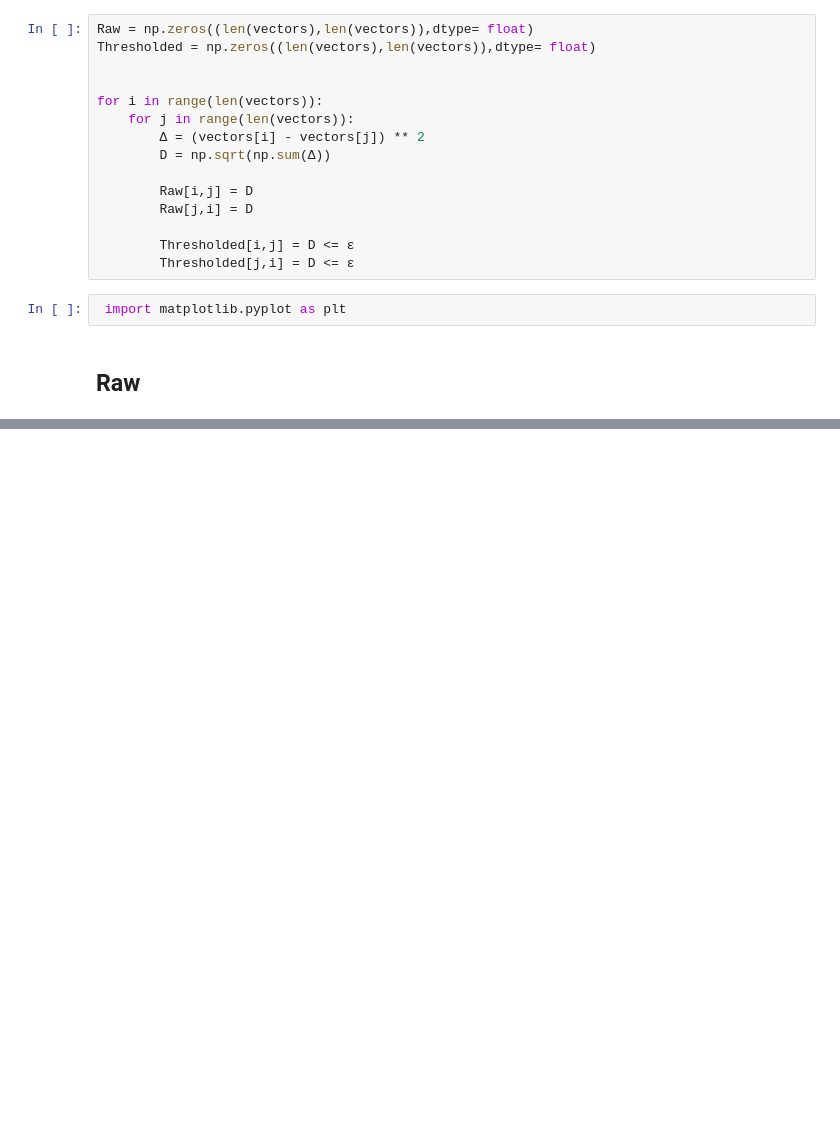
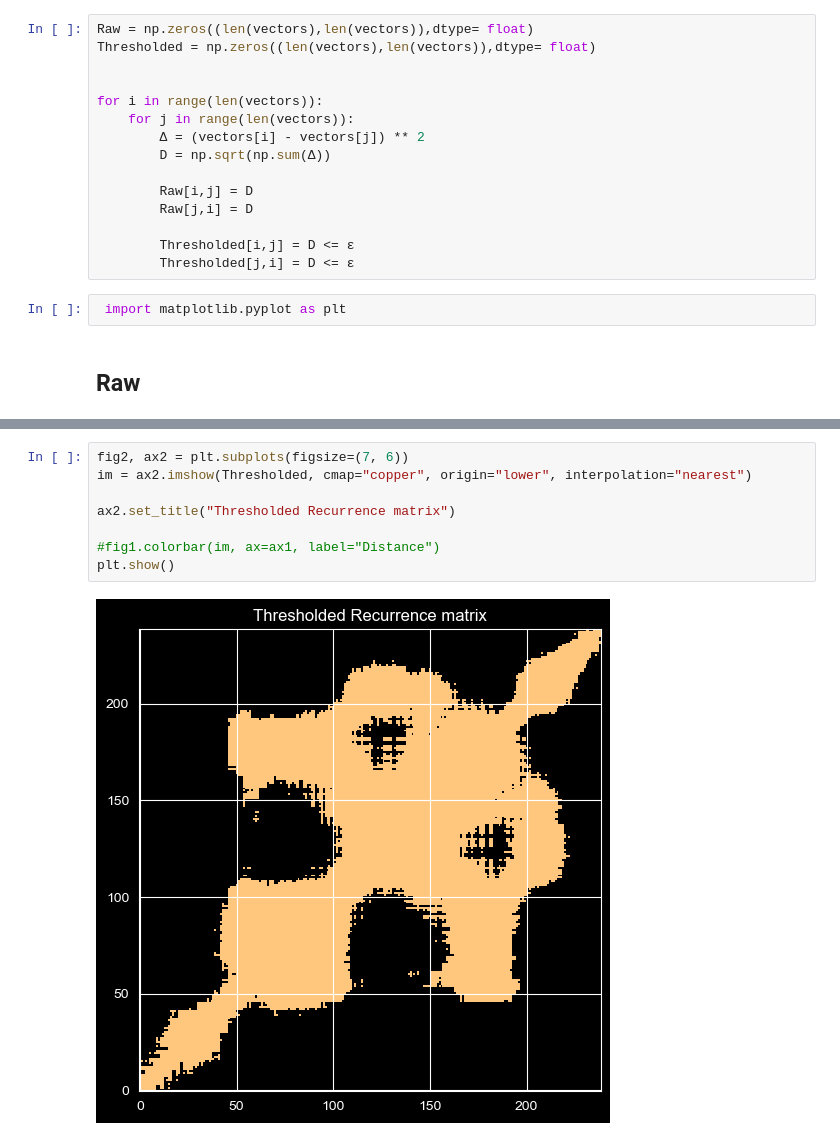
Before and after one commit to Anastasios-Vlachmpeis/Recurrence-Plot-Research, a Jupyter notebook: recplay.ipynb, the cells around one changed output, grey strips where cells are left out. Drawn from its saved outputs; the diff is of its cells as text; blank space fills up the shorter version.

Commit message:
raw and thresholded RPs

```diff
--- a/recplay.ipynb
+++ b/recplay.ipynb
@@ -58,0 +58,10 @@ TypeError: Invalid shape () for image data
+# %%
+fig2, ax2 = plt.subplots(figsize=(7, 6))
+im = ax2.imshow(Thresholded, cmap="copper", origin="lower", interpolation="nearest")
+
+ax2.set_title("Thresholded Recurrence matrix")
+
+#fig1.colorbar(im, ax=ax1, label="Distance")
+plt.show()
+# %% [output]
+[figure, added]
```
Also changed, not shown: parts of 1 cell of this notebook.
